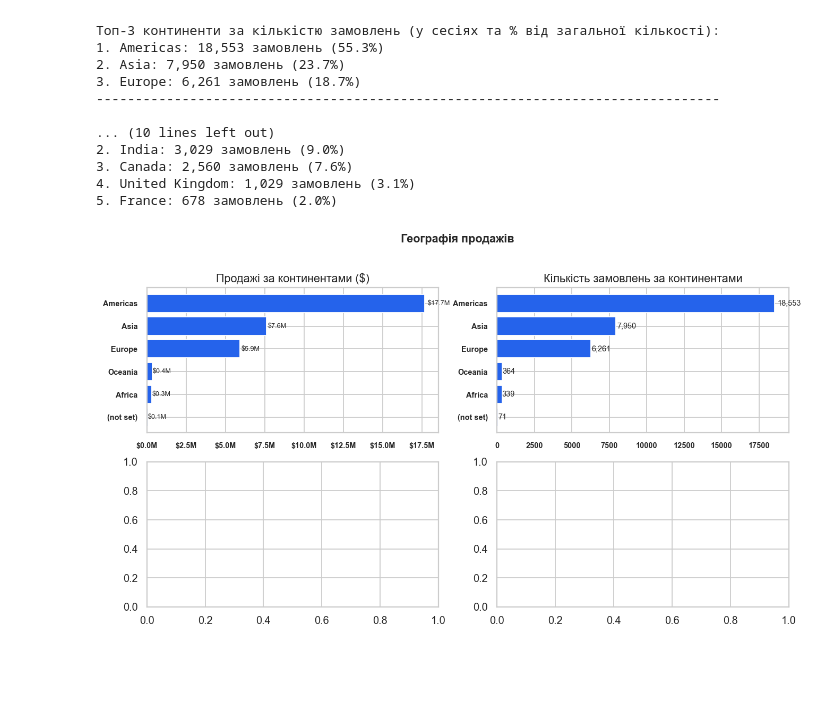
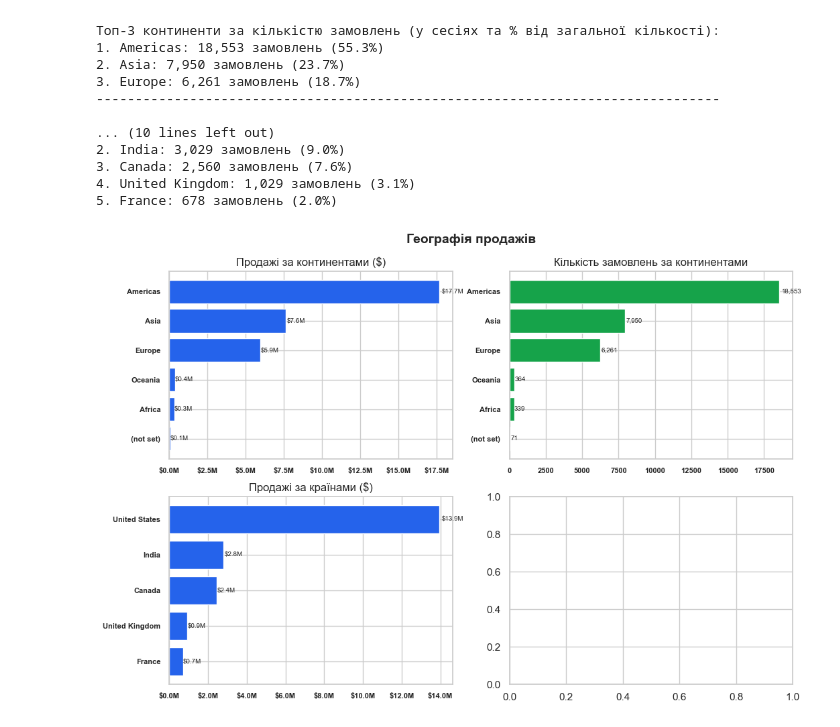
Before and after one commit to VladNkov/online_store_sales_analysis, a Jupyter notebook: online_store_sales_analysis.ipynb, the cells around one changed output. Cells and saved outputs as stored; diff of their text form; code cells hidden in the pictures; blank space fills up the shorter version.

Commit message:
Add a chart of orders by countries

```diff
--- a/online_store_sales_analysis.ipynb
+++ b/online_store_sales_analysis.ipynb
@@ -267,10 +267,10 @@ for index, (continent, value) in enumerate(continent_orders.head(3).items(), sta
 print('-'*80)
 print()
 
-country_sales = df.groupby('country')['price'].sum().sort_values(ascending=False)
+country_sales = df.groupby('country')['price'].sum().sort_values(ascending=False).head(5)
 
 print('Топ-5 країн за сумою продажів (у доларах та % від загальної суми):')
-for index, (country, value) in enumerate(country_sales.head(5).items(), start=1):
+for index, (country, value) in enumerate(country_sales.items(), start=1):
     print(f'{index}. {country}: $ {value:,.0f} ({value / df["price"].sum() * 100:.1f}%)')
 
 print('-'*80)
@@ -280,7 +280,7 @@ country_orders = df.groupby('country')['ga_session_id'].nunique().sort_values(as
 
 print('Топ-5 країн за кількістю замовлень (у сесіях та % від загальної кількості):')
 for index, (country, value) in enumerate(country_orders.head(5).items(), start=1):
-    print(f'{index}. {country}: {value:,} замовлень ({value / unique_sessions * 100:.1f}%)')
+    print(f'{index}. {country}: {value:,} замовлень ({value / len(df) * 100:.1f}%)')
 # %% [output]
 Топ-3 континенти за сумою продажів (у доларах та % від загальної суми):
 1. Americas: $ 17,665,280 (55.3%)
@@ -301,45 +301,64 @@ for index, (country, value) in enumerate(country_orders.head(5).items(), start=1
 5. France: 678 замовлень (2.0%)
 # %%
 sns.set_theme(style='whitegrid', palette='muted')
-plt.rcParams.update({'figure.dpi': 130, 'font.size': 12})
+plt.rcParams.update({'figure.dpi': 100, 'font.size': 12})
 
 ACCENT = '#2563EB'
+GREEN  = '#16A34A'
 
-fig, axes = plt.subplots(2, 2, figsize=(12, 6))
-fig.suptitle('Географія продажів', fontsize=12, fontweight='bold', y=1.01)
+fig, axes = plt.subplots(2, 2, figsize=(12, 8))
+fig.suptitle('Географія продажів', fontsize=14, fontweight='bold', y=0.95)
 
 # продажі за континентами
 ax = axes[0, 0]
 bars = ax.barh(continent_sales.index[::-1], continent_sales.values[::-1], color=ACCENT)
 ax.set_title('Продажі за континентами ($)')
 
 ax.tick_params(axis='x', labelsize=8)
 for label in ax.get_xticklabels():
     label.set_fontweight('bold')
 ax.tick_params(axis='y', labelsize=8)
 for label in ax.get_yticklabels():
     label.set_fontweight('bold')
 
 ax.xaxis.set_major_formatter(mticker.FuncFormatter(lambda x, _: f'${x/1e6:.1f}M'))
 for bar, val in zip(bars, continent_sales.values[::-1]):
     ax.text(bar.get_width()*1.01, bar.get_y()+bar.get_height()/2,
             f'${val/1e6:.1f}M', va='center', fontsize=7)
 
 
 # замовлення за континентами
 ax = axes[0, 1]
-bars = ax.barh(continent_orders.index[::-1], continent_orders.values[::-1], color=ACCENT)
+bars = ax.barh(continent_orders.index[::-1], continent_orders.values[::-1], color=GREEN)
 ax.set_title('Кількість замовлень за континентами')
 
 ax.tick_params(axis='x', labelsize=8)
 for label in ax.get_xticklabels():
     label.set_fontweight('bold')
 ax.tick_params(axis='y', labelsize=8)
 for label in ax.get_yticklabels():
     label.set_fontweight('bold')
 
 for bar, val in zip(bars, continent_orders.values[::-1]):
     ax.text(bar.get_width()*1.01, bar.get_y()+bar.get_height()/2,
-            f'{val:,}', va='center', fontsize=8)
+            f'{val:,}', va='center', fontsize=7)
+
+
+# продажі за країнами
+ax = axes[1, 0]
+bars = ax.barh(country_sales.index[::-1], country_sales.values[::-1], color=ACCENT)
+ax.set_title('Продажі за країнами ($)')
+
+ax.tick_params(axis='x', labelsize=8)
+for label in ax.get_xticklabels():
+    label.set_fontweight('bold')
+ax.tick_params(axis='y', labelsize=8)
+for label in ax.get_yticklabels():
+    label.set_fontweight('bold')
+
+ax.xaxis.set_major_formatter(mticker.FuncFormatter(lambda x, _: f'${x/1e6:.1f}M'))
+for bar, val in zip(bars, country_sales.values[::-1]):
+    ax.text(bar.get_width()*1.01, bar.get_y()+bar.get_height()/2,
+            f'${val/1e6:.1f}M', va='center', fontsize=7)
 # %% [output]
-[figure, old version]
+[figure, new version]
```
